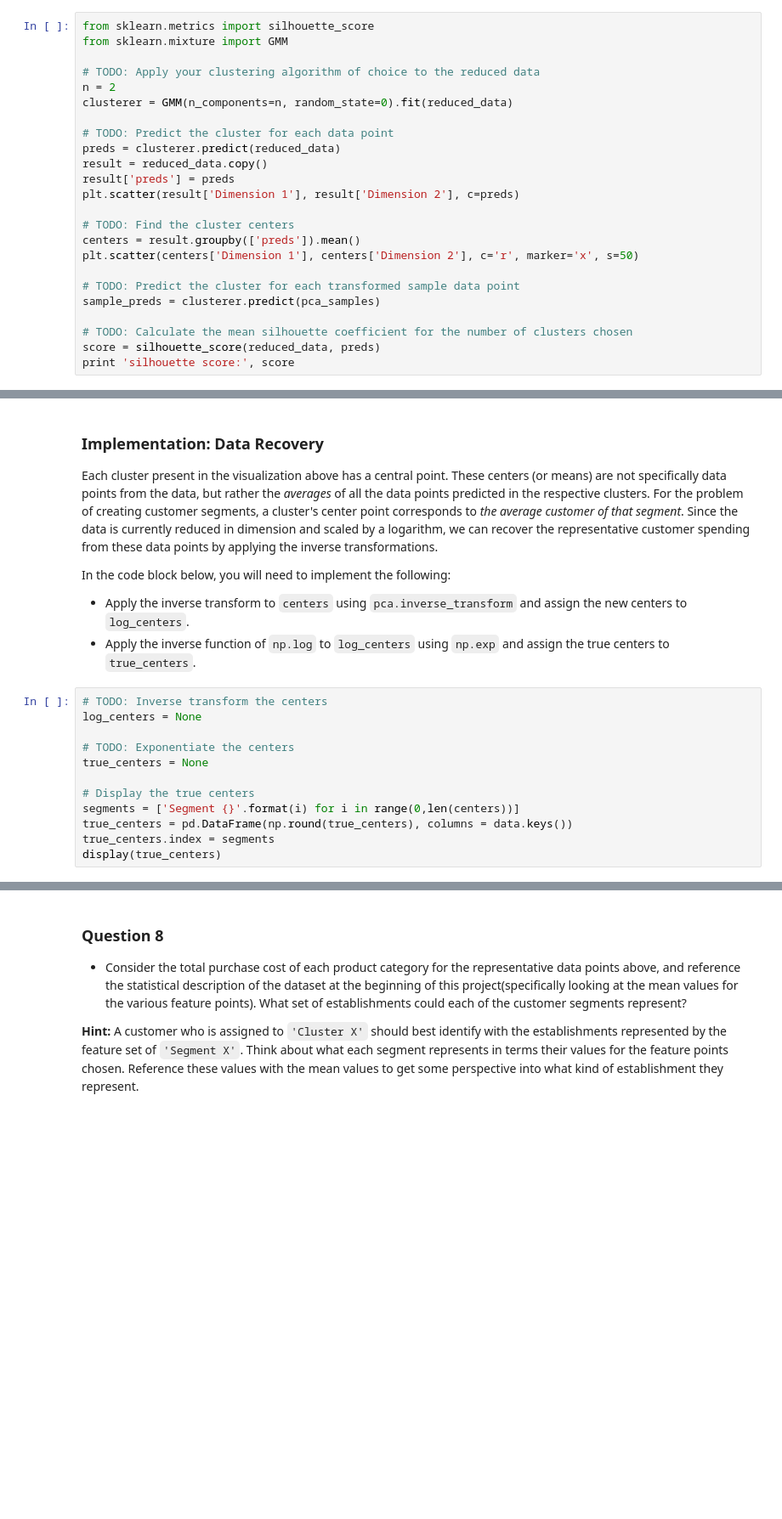
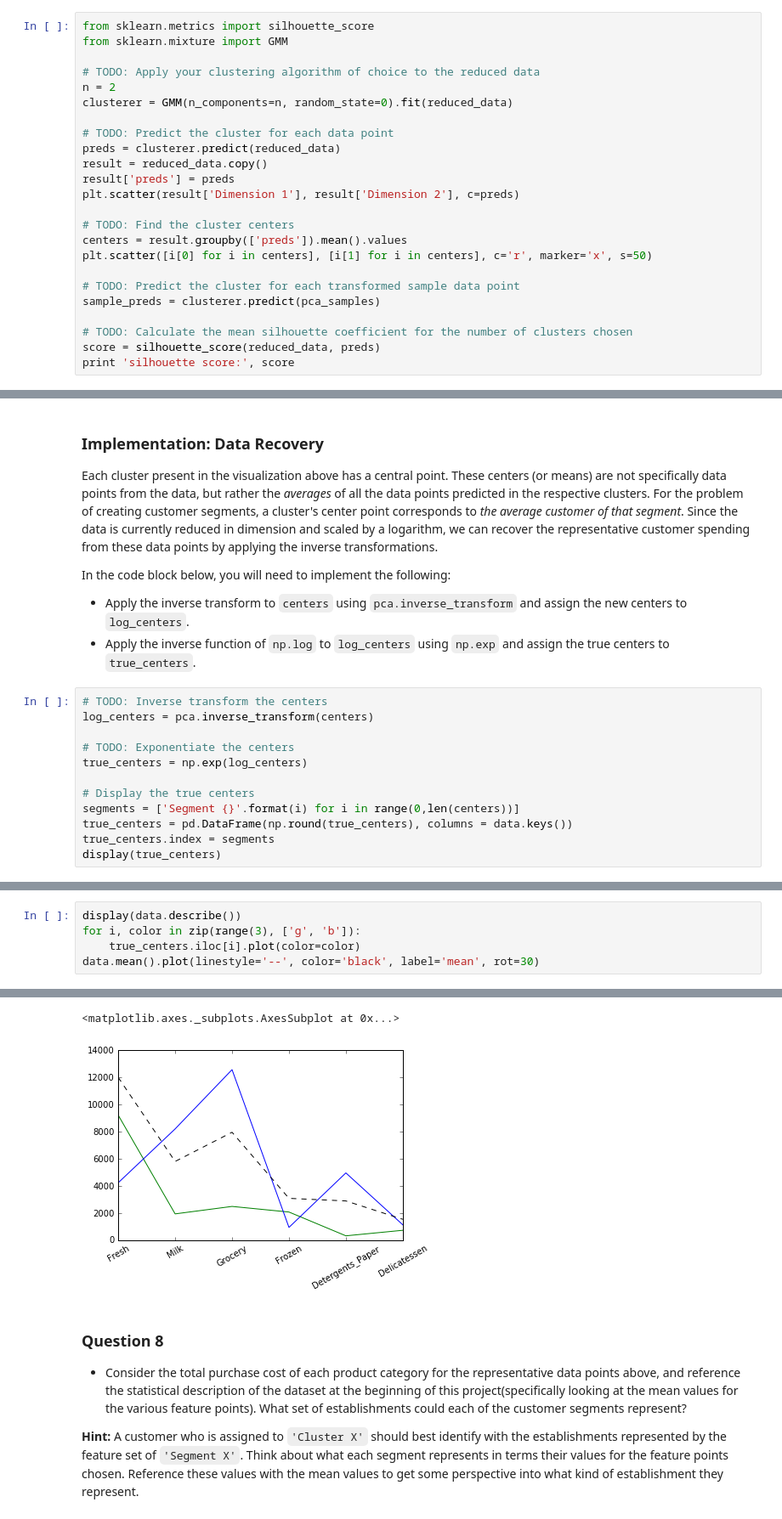
Before and after one commit to vhquang/machine-learning, a Jupyter notebook: projects/customer_segments/customer_segments.ipynb, the cells around one changed output, grey strips where cells are left out. Shown at 85% size. Saved outputs shown, nothing was run; the diff lists cells and outputs as text; blank space fills up the shorter version.

```diff
--- a/projects/customer_segments/customer_segments.ipynb
+++ b/projects/customer_segments/customer_segments.ipynb
@@ -619,8 +619,8 @@ result['preds'] = preds
 plt.scatter(result['Dimension 1'], result['Dimension 2'], c=preds)
 
 # TODO: Find the cluster centers
-centers = result.groupby(['preds']).mean()
-plt.scatter(centers['Dimension 1'], centers['Dimension 2'], c='r', marker='x', s=50)
+centers = result.groupby(['preds']).mean().values
+plt.scatter([i[0] for i in centers], [i[1] for i in centers], c='r', marker='x', s=50)
 
 # TODO: Predict the cluster for each transformed sample data point
 sample_preds = clusterer.predict(pca_samples)
@@ -676,10 +676,10 @@ In the code block below, you will need to implement the following:
  - Apply the inverse function of `np.log` to `log_centers` using `np.exp` and assign the true centers to `true_centers`.
 # %%
 # TODO: Inverse transform the centers
-log_centers = None
+log_centers = pca.inverse_transform(centers)
 
 # TODO: Exponentiate the centers
-true_centers = None
+true_centers = np.exp(log_centers)
 
 # Display the true centers
 segments = ['Segment {}'.format(i) for i in range(0,len(centers))]
@@ -688,0 +693,6 @@ display(true_centers)
+# %%
+display(data.describe())
+for i, color in zip(range(3), ['g', 'b']):
+    true_centers.iloc[i].plot(color=color)
+data.mean().plot(linestyle='--', color='black', label='mean', rot=30)
+# %% [output]
@@ -689,3 +708,5 @@ display(true_centers)
+<matplotlib.axes._subplots.AxesSubplot at 0x...>
+[figure, added]
 # %% [markdown]
 ### Question 8
 
```
Also changed, not shown: parts of 16 cells of this notebook, 1 other file.
